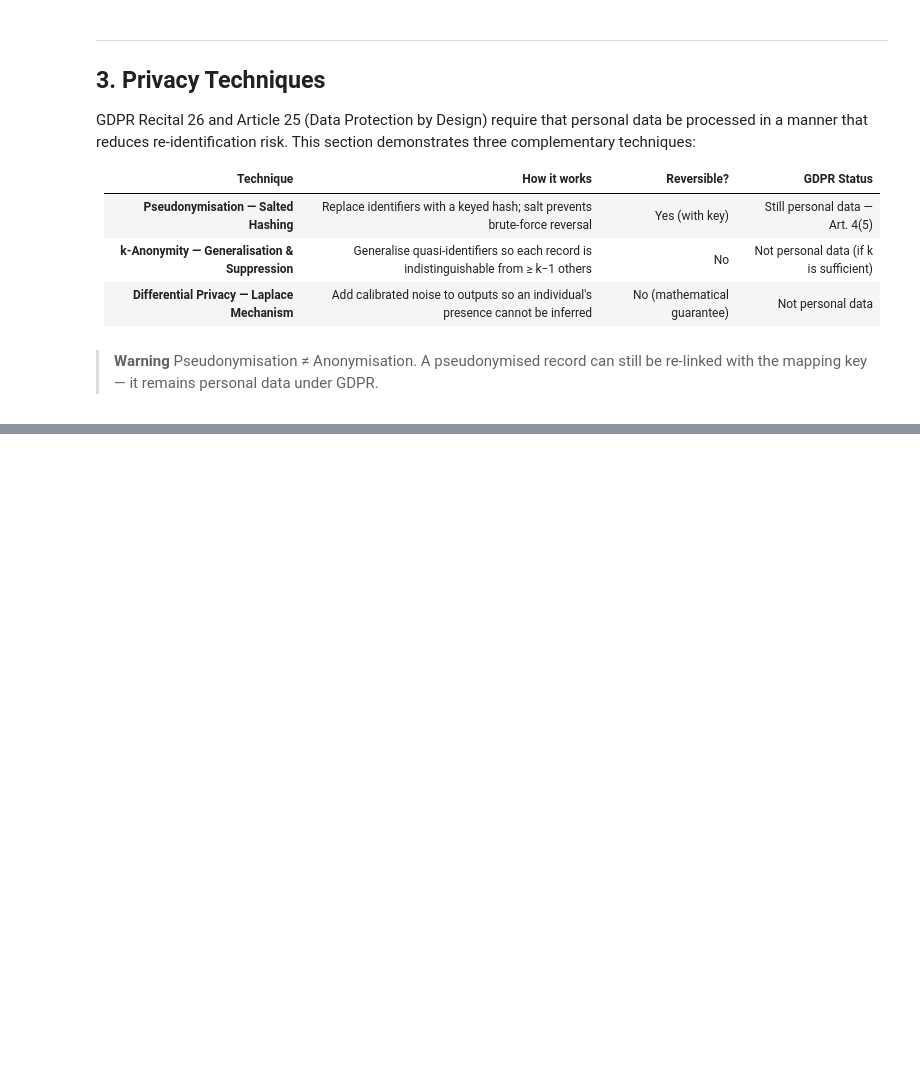
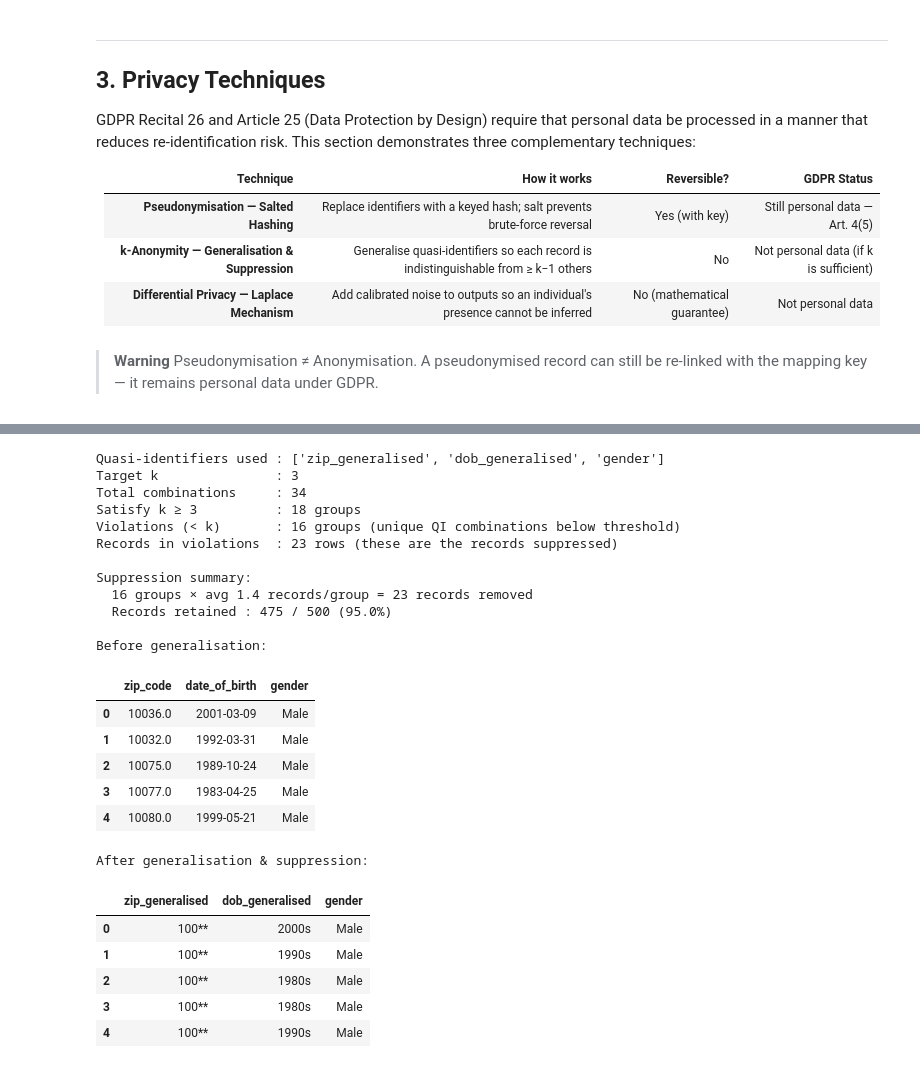
Before and after one commit to margarida-passos-cunha/dego-project-team9, a Jupyter notebook: notebooks/03-privacy-demo.ipynb, the cells around one changed output, grey strips where cells are left out. Cells and saved outputs as stored; diff of their text form; code cells hidden in the pictures; blank space fills up the shorter version.

```diff
--- a/notebooks/03-privacy-demo.ipynb
+++ b/notebooks/03-privacy-demo.ipynb
@@ -209,0 +214,76 @@ After pseudonymisation:
+# %%
+df_kanon = df_pseudo.copy()
+
+# Step 1: Generalise quasi-identifiers
+# ZIP code: keep first 3 digits (postal district), mask last 2
+if 'zip_code' in df_kanon.columns:
+    df_kanon['zip_generalised'] = (
+        df_kanon['zip_code'].astype(str).str[:3] + '**'
+    )
+
+# Date of birth → decade band
+dob_col = next((c for c in df_kanon.columns if 'birth' in c.lower() and 'original' not in c.lower()), None)
+if dob_col:
+    birth_year = pd.to_datetime(df_kanon[dob_col], errors='coerce').dt.year
+    df_kanon['dob_generalised'] = (birth_year // 10 * 10).astype('Int64').astype(str) + 's'
+
+# Gender: keep as-is for k=2+, suppress if only 1 record in combination
+# (suppression handled below)
+
+# Step 2: Check k-anonymity on the quasi-identifier triple
+k = 3
+qi_cols = [c for c in ['zip_generalised', 'dob_generalised', 'gender'] if c in df_kanon.columns]
+
+if len(qi_cols) >= 2:
+    groups     = df_kanon.groupby(qi_cols, observed=True).size().reset_index(name='group_size')
+    violations = groups[groups['group_size'] < k]
+    satisfying = groups[groups['group_size'] >= k]
+
+    print(f"Quasi-identifiers used : {qi_cols}")
+    print(f"Target k               : {k}")
+    print(f"Total combinations     : {len(groups)}")
+    print(f"Satisfy k ≥ {k}          : {len(satisfying)} groups")
+    print(f"Violations (< k)       : {len(violations)} groups (unique QI combinations below threshold)")
+    print(f"Records in violations  : {violations['group_size'].sum()} rows (these are the records suppressed)")
+
+    # ── Step 3: Suppression ───────────────────────────────────────────────
+    df_kanon = df_kanon.merge(groups, on=qi_cols, how='left')
+    n_suppressed = (df_kanon['group_size'] < k).sum()
+    df_kanon = df_kanon[df_kanon['group_size'] >= k].drop(columns=['group_size'])
+
+    print(f"\nSuppression summary:")
+    print(f"  {len(violations)} groups × avg {violations['group_size'].mean():.1f} records/group = {n_suppressed} records removed")
+    print(f"  Records retained : {len(df_kanon)} / {len(df_raw)} ({len(df_kanon)/len(df_raw):.1%})")
+    print(f"\nBefore generalisation:")
+    display(df_raw[["zip_code", "date_of_birth", "gender"]].head())
+    print("After generalisation & suppression:")
+    display(df_kanon[qi_cols].head())
+else:
+    print("⚠ Required quasi-identifier columns not found.")
+    violations = pd.DataFrame()
+# %% [output]
+Quasi-identifiers used : ['zip_generalised', 'dob_generalised', 'gender']
+Target k               : 3
+Total combinations     : 34
+Satisfy k ≥ 3          : 18 groups
+Violations (< k)       : 16 groups (unique QI combinations below threshold)
+Records in violations  : 23 rows (these are the records suppressed)
+
+Suppression summary:
+  16 groups × avg 1.4 records/group = 23 records removed
+  Records retained : 475 / 500 (95.0%)
+
+Before generalisation:
+|  | zip_code | date_of_birth | gender |
+| 0 | 10036.0 | 2001-03-09 | Male |
+| 1 | 10032.0 | 1992-03-31 | Male |
+| 2 | 10075.0 | 1989-10-24 | Male |
+| 3 | 10077.0 | 1983-04-25 | Male |
+| 4 | 10080.0 | 1999-05-21 | Male |
+After generalisation & suppression:
+|  | zip_generalised | dob_generalised | gender |
+| 0 | 100** | 2000s | Male |
+| 1 | 100** | 1990s | Male |
+| 2 | 100** | 1980s | Male |
+| 3 | 100** | 1980s | Male |
+| 4 | 100** | 1990s | Male |
```
Also changed, not shown: parts of 8 cells of this notebook.
